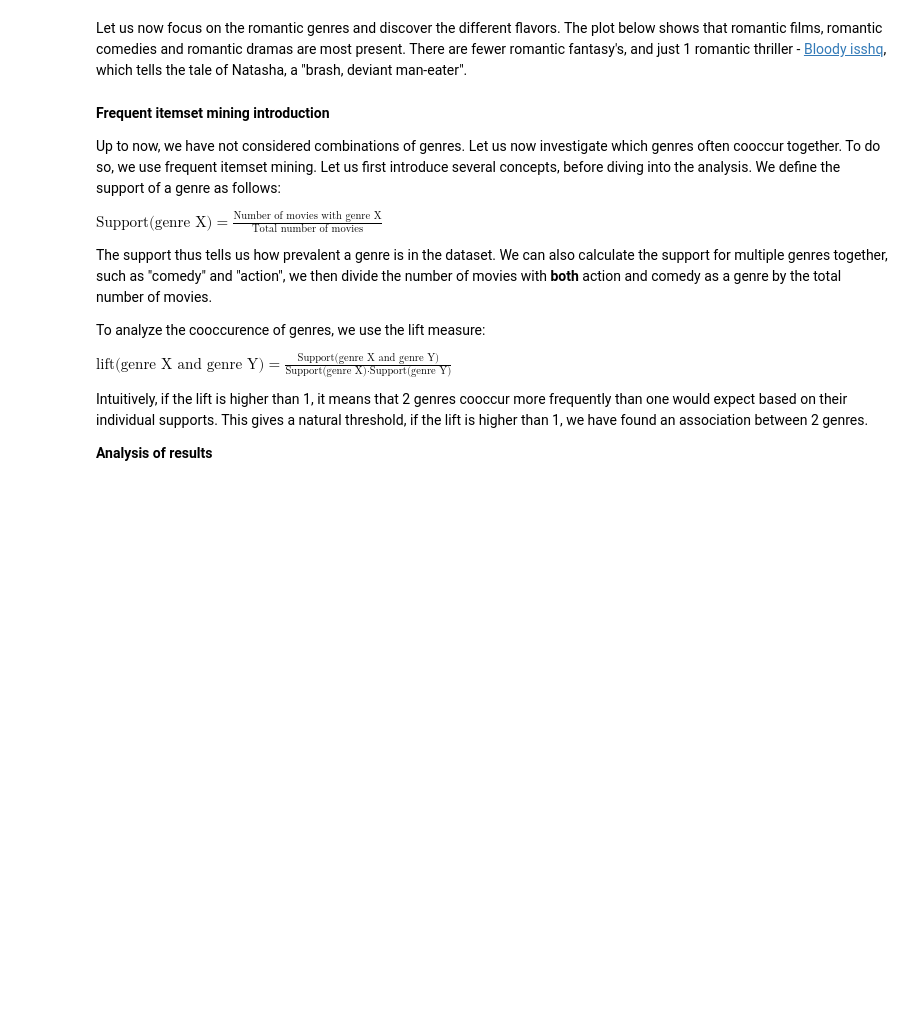
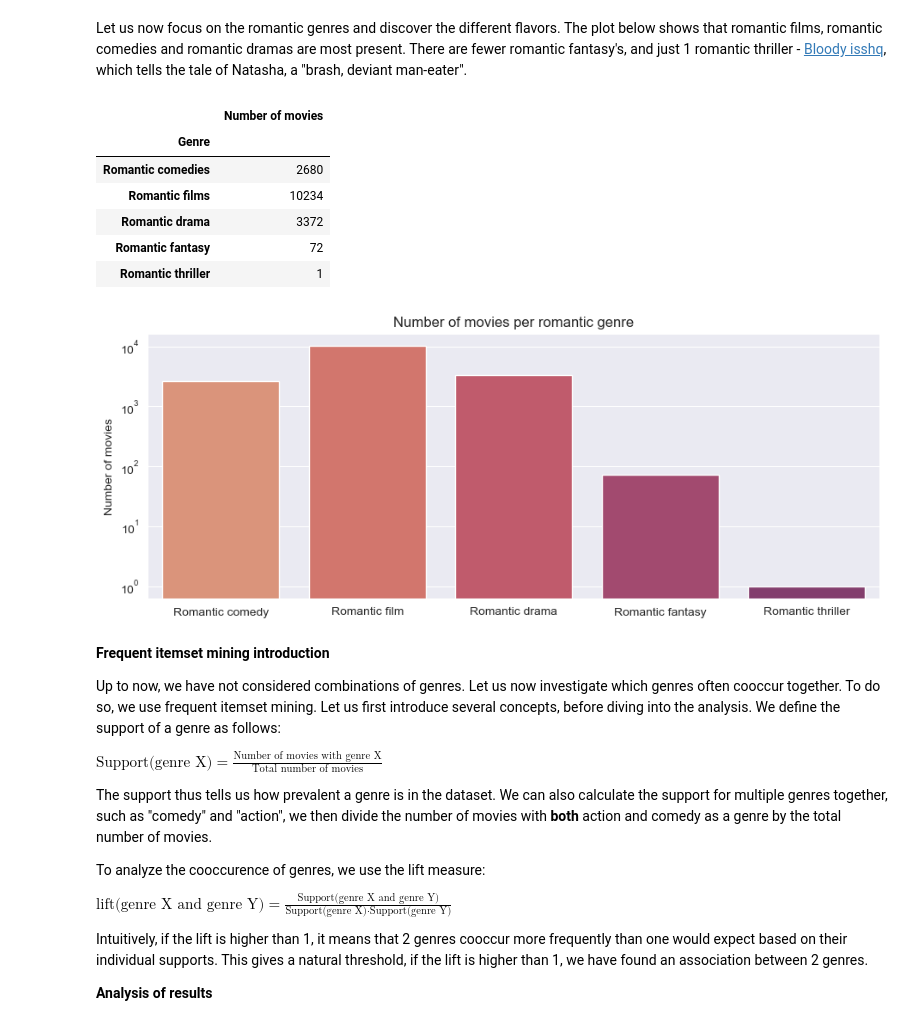
Before and after one commit to epfl-ada/ada-2022-project-toestewbrr, a Jupyter notebook: general_analysis.ipynb, the cells around one changed output. Drawn from its saved outputs; the diff is of its cells as text; code cells hidden in the pictures; blank space fills up the shorter version.

Commit message:
movie_plot

```diff
--- a/general_analysis.ipynb
+++ b/general_analysis.ipynb
@@ -187,0 +267,5 @@ plt.show()
+# %%
+# Find the number of movie per decade in movie_df
+movie_df = movie_df[~movie_df['Release date'].isna()]
+movie_df['Release date year'] = movie_df['Release date'].apply(lambda x: int(str(x)[:4]))
+movie_df.groupby('Release date year').count()
@@ -187,0 +287,33 @@ plt.show()
+# %%
+#romance_genres = ['Romantic comedy', 'Romance Film', 'Romantic drama', 'Romantic fantasy', 'Romantic thriller']
+romance_genres = ['Drama', 'Comedy', 'Romance Film', 'Black-and-white', 'Action', 'Thriller', 'Short Film', 'World cinema', 'Crime Fiction', 'Indie']
+
+def is_romantic(i): return lambda x: any(
+    y in romance_genres[i] for y in x) if type(x) == list else False
+
+romance_movies = movie_df[movie_df['Genres'].apply(is_romantic(slice(0, 5)))]
+romance_movies = romance_movies[~romance_movies['Release date'].isna()]
+
+# For romance movies, plotly the proportion of romantic genres per decade with a slider
+# Create a dictionary with the number of movies per decade per genre
+genre_counts = {}
+for year in range(1880, 2021, 10):
+    genre_counts[year] = {}
+    for genre in romance_genres:
+        genre_counts[year][genre] = romance_movies[romance_movies['Release date'].apply(lambda x: year <= int(str(x)[:4]) < (year+10)) & romance_movies['Genres'].apply(lambda x: (genre in x))]
+
+genre_counts_prop = {}
+for year in range(1880, 2020, 10):
+    genre_counts_prop[year] = {}
+    for genre in genre_counts[year].keys():
+        genre_counts_prop[year][genre] = len(genre_counts[year][genre])
+
+
+# Create a dataframe with the proportion of movies per year per genre
+genre_counts_prop_df = pd.DataFrame(genre_counts_prop)
+genre_counts_prop_df = genre_counts_prop_df.reset_index()
+genre_counts_prop_df = genre_counts_prop_df.rename(columns={'index': 'Genre'})
+genre_counts_prop_df = genre_counts_prop_df.melt(id_vars=['Genre'], var_name='Decade', value_name='Number of movies')
+genre_counts_prop_df['Proportion of movies'] = genre_counts_prop_df.groupby('Decade')['Number of movies'].apply(lambda x: x / x.sum())
+genre_counts_prop_df['Proportion of movies in percentage'] = genre_counts_prop_df['Proportion of movies'].apply(lambda x: round(x*100, 2))
+genre_counts_prop_df['Number of movies'] = genre_counts_prop_df['Number of movies'].apply(lambda x: "Nbr movies: " + str(x))
@@ -199,35 +356,43 @@ def is_romantic(i): return lambda x: any(
 def is_not_romantic(i): return lambda x: not any(
     y in romance_genres[i] for y in x) if type(x) == list else False
 
 
 romance_movies = movie_df[movie_df['Genres'].apply(is_romantic(slice(0, 5)))]
-non_romance_movies = movie_df[movie_df['Genres'].apply(
-    is_not_romantic(slice(0, 5)))]
+non_romance_movies = movie_df[movie_df['Genres'].apply(is_not_romantic(slice(0, 5)))]
 
 #Organize by category
 romantic_comedy = romance_movies.loc[movie_df['Genres'].apply(is_romantic(0))]
 romantic_film = romance_movies.loc[movie_df['Genres'].apply(is_romantic(1))]
 romantic_drama = romance_movies.loc[movie_df['Genres'].apply(is_romantic(2))]
 romantic_fantasy = romance_movies.loc[movie_df['Genres'].apply(is_romantic(3))]
 romantic_thriller = romance_movies.loc[movie_df['Genres'].apply(
     is_romantic(4))]
 
 num_movies = [['Romantic comedies', romantic_comedy.shape[0]], ['Romantic films', romantic_film.shape[0]], ['Romantic drama', romantic_drama.shape[0]], ['Romantic fantasy', romantic_fantasy.shape[0]], ['Romantic thriller', romantic_thriller.shape[0]]]
 table = [['Genre', 'Number of movies']] + num_movies
 display(pd.DataFrame(table[1:], columns=table[0]).set_index('Genre'))
 
 # Using seaborn, make a barplot with the number of movies per romantic genre with log axes
 plt.figure(figsize=(11, 4))
 sns.barplot(x=['Romantic comedy', 'Romantic film', 'Romantic drama', 'Romantic fantasy', 'Romantic thriller'], y=[
             romantic_comedy.shape[0], romantic_film.shape[0], romantic_drama.shape[0], romantic_fantasy.shape[0], romantic_thriller.shape[0]])
 plt.yscale('log')
 plt.title('Number of movies per romantic genre')
 plt.ylabel('Number of movies')
 # Add color palette green
 sns.set_palette("flare")
 # Add dark background
 sns.set_style('darkgrid')
 plt.show()
+# %% [output]
+|  | Number of movies |
+| Genre |  |
+| Romantic comedies | 2680 |
+| Romantic films | 10234 |
+| Romantic drama | 3372 |
+| Romantic fantasy | 72 |
+| Romantic thriller | 1 |
+[figure, added]
 # %% [markdown]
 **Frequent itemset mining introduction**
 
```
Also changed, not shown: parts of 36 cells of this notebook.
